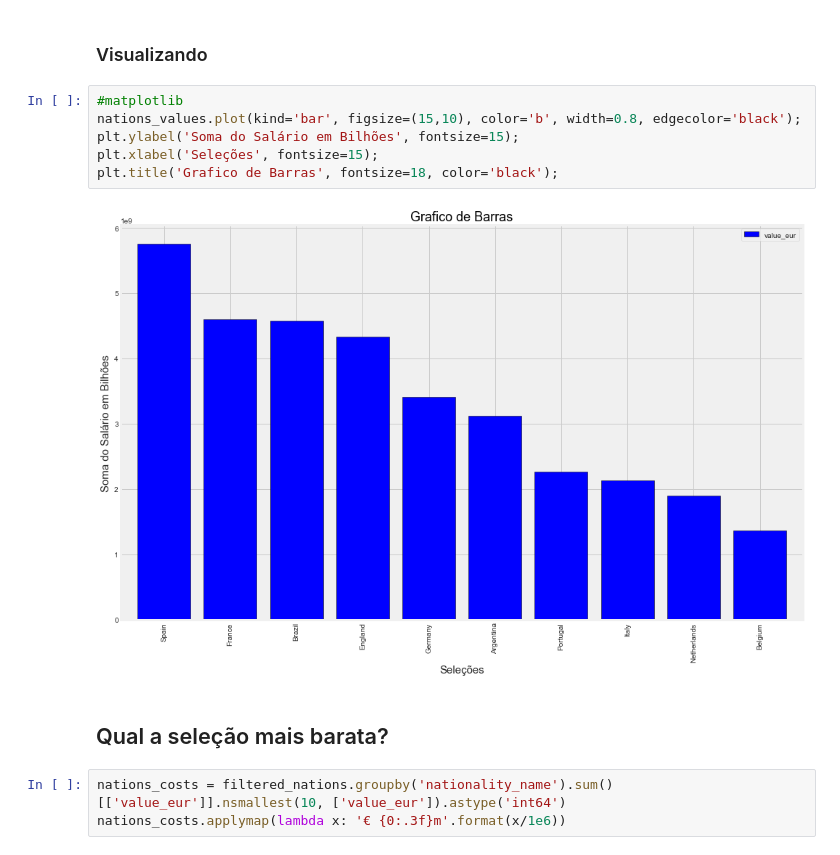
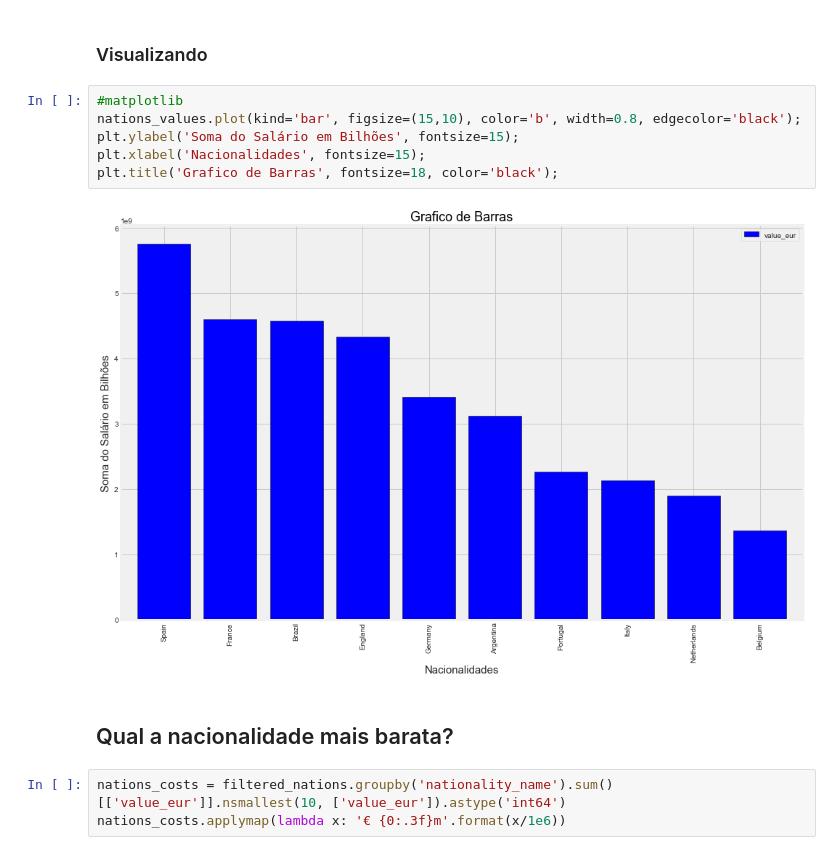
Before and after one commit to jgabrielmelo/FIFA22_EDA, a Jupyter notebook: fifa-22-jg-analysis.ipynb, the cells around one changed output. Drawn from its saved outputs; the diff is of its cells as text.

```diff
--- a/fifa-22-jg-analysis.ipynb
+++ b/fifa-22-jg-analysis.ipynb
@@ -165,13 +165,13 @@ nations_values.applymap(lambda x: '€ {0:.3f}bn'.format(x/1e9))
 # %%
 #matplotlib
 nations_values.plot(kind='bar', figsize=(15,10), color='b', width=0.8, edgecolor='black');
 plt.ylabel('Soma do Salário em Bilhões', fontsize=15);
-plt.xlabel('Seleções', fontsize=15);
+plt.xlabel('Nacionalidades', fontsize=15);
 plt.title('Grafico de Barras', fontsize=18, color='black');
 # %% [output]
-[figure, old version]
+[figure, new version]
 # %% [markdown]
-## Qual a seleção mais barata?
+## Qual a nacionalidade mais barata?
 # %%
 nations_costs = filtered_nations.groupby('nationality_name').sum()[['value_eur']].nsmallest(10, ['value_eur']).astype('int64')
 nations_costs.applymap(lambda x: '€ {0:.3f}m'.format(x/1e6))
```
Also changed, not shown: parts of 9 cells of this notebook.
